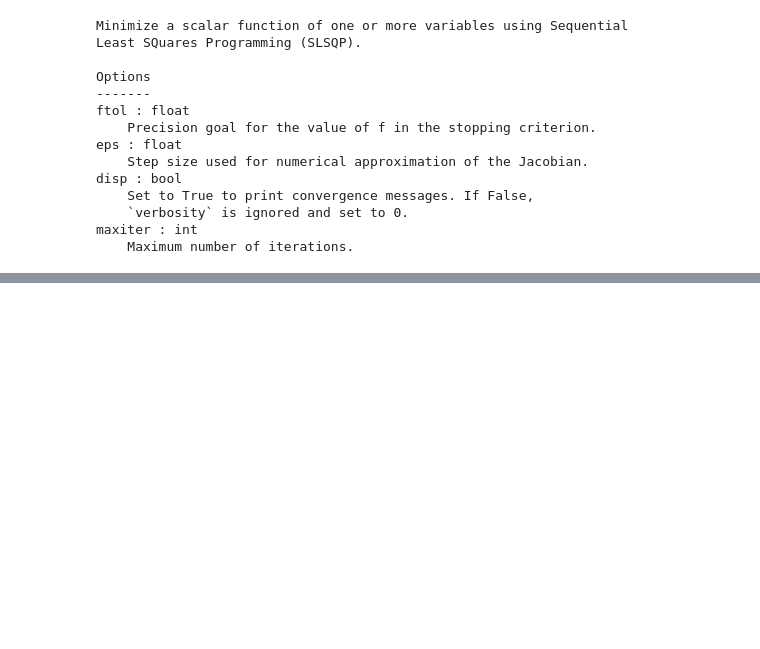
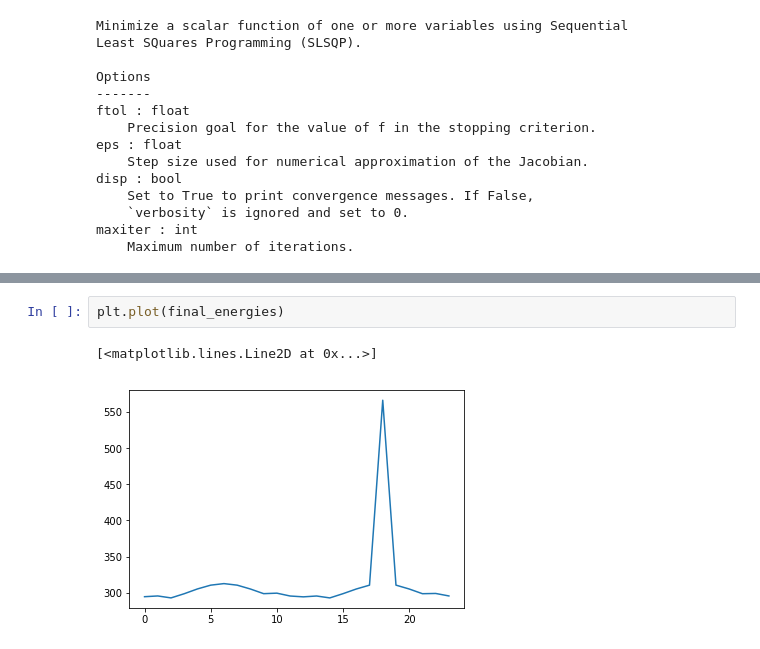
Before and after one commit to choderalab/fragmenter_data, a Jupyter notebook: manuscript-figures/figure-3/biphenyl_mm_energy.ipynb, the cells around one changed output, grey strips where cells are left out. Drawn from its saved outputs; the diff is of its cells as text; blank space fills up the shorter version.

```diff
--- a/manuscript-figures/figure-3/biphenyl_mm_energy.ipynb
+++ b/manuscript-figures/figure-3/biphenyl_mm_energy.ipynb
@@ -266,0 +533,5 @@ Optimization terminated successfully.    (Exit mode 0)
+# %%
+plt.plot(final_energies)
+# %% [output]
+[<matplotlib.lines.Line2D at 0x...>]
+[figure, added]
```
Also changed, not shown: parts of 14 cells of this notebook, 9 other files.
